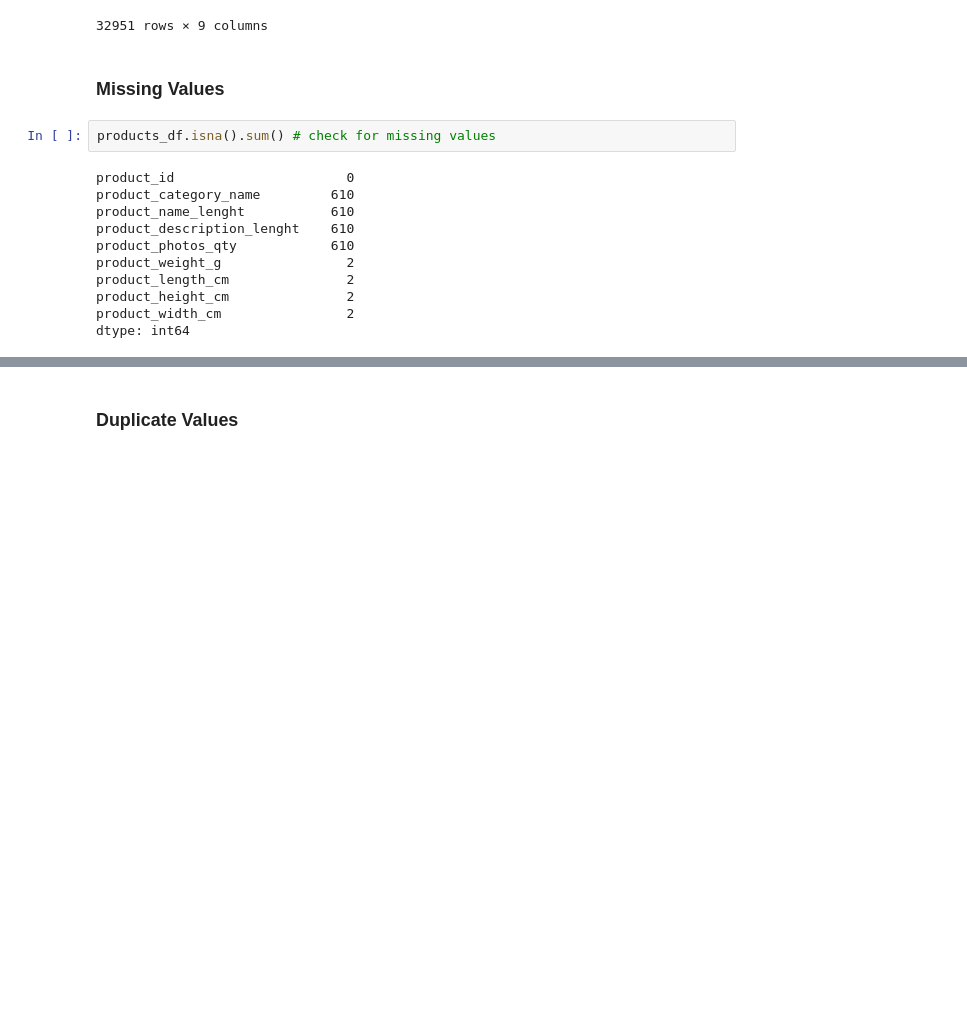
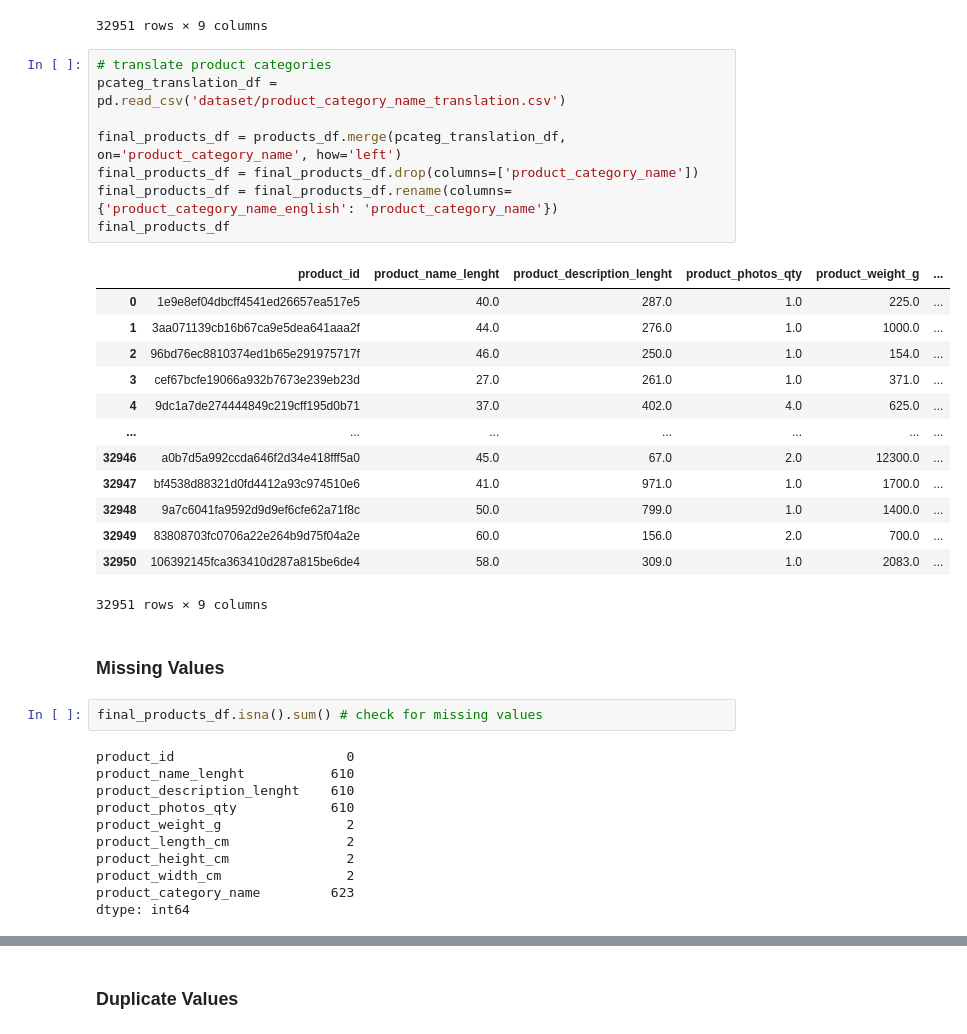
Before and after one commit to fritz-immanuel/Brazilian-E-Commerce-Data-Analysis, a Jupyter notebook: Products Data Exploration.ipynb, the cells around one changed output, grey strips where cells are left out. Drawn from its saved outputs; the diff is of its cells as text; blank space fills up the shorter version.

```diff
--- a/Products Data Exploration.ipynb
+++ b/Products Data Exploration.ipynb
@@ -29,13 +29,34 @@ products_df
 | 32949 | 83808703fc0706a22e264b9d75f04a2e | informatica_acessorios | 60.0 | 156.0 | 2.0 | ... |
 | 32950 | 106392145fca363410d287a815be6de4 | cama_mesa_banho | 58.0 | 309.0 | 1.0 | ... |
 32951 rows × 9 columns
+# %%
+# translate product categories
+pcateg_translation_df = pd.read_csv('dataset/product_category_name_translation.csv')
+
+final_products_df = products_df.merge(pcateg_translation_df, on='product_category_name', how='left')
+final_products_df = final_products_df.drop(columns=['product_category_name'])
+final_products_df = final_products_df.rename(columns={'product_category_name_english': 'product_category_name'})
+final_products_df
+# %% [output]
+|  | product_id | product_name_lenght | product_description_lenght | product_photos_qty | product_weight_g | ... |
+| 0 | 1e9e8ef04dbcff4541ed26657ea517e5 | 40.0 | 287.0 | 1.0 | 225.0 | ... |
+| 1 | 3aa071139cb16b67ca9e5dea641aaa2f | 44.0 | 276.0 | 1.0 | 1000.0 | ... |
+| 2 | 96bd76ec8810374ed1b65e291975717f | 46.0 | 250.0 | 1.0 | 154.0 | ... |
+| 3 | cef67bcfe19066a932b7673e239eb23d | 27.0 | 261.0 | 1.0 | 371.0 | ... |
+| 4 | 9dc1a7de274444849c219cff195d0b71 | 37.0 | 402.0 | 4.0 | 625.0 | ... |
+| ... | ... | ... | ... | ... | ... | ... |
+| 32946 | a0b7d5a992ccda646f2d34e418fff5a0 | 45.0 | 67.0 | 2.0 | 12300.0 | ... |
+| 32947 | bf4538d88321d0fd4412a93c974510e6 | 41.0 | 971.0 | 1.0 | 1700.0 | ... |
+| 32948 | 9a7c6041fa9592d9d9ef6cfe62a71f8c | 50.0 | 799.0 | 1.0 | 1400.0 | ... |
+| 32949 | 83808703fc0706a22e264b9d75f04a2e | 60.0 | 156.0 | 2.0 | 700.0 | ... |
+| 32950 | 106392145fca363410d287a815be6de4 | 58.0 | 309.0 | 1.0 | 2083.0 | ... |
+32951 rows × 9 columns
 # %% [markdown]
 ### **Missing Values**
 # %%
-products_df.isna().sum() # check for missing values
+final_products_df.isna().sum() # check for missing values
 # %% [output]
 product_id                      0
-product_category_name         610
 product_name_lenght           610
 product_description_lenght    610
 product_photos_qty            610
@@ -43,4 +64,5 @@ product_weight_g                2
 product_length_cm               2
 product_height_cm               2
 product_width_cm                2
+product_category_name         623
 dtype: int64
```
Also changed, not shown: parts of 3 cells of this notebook, 12 other files.
